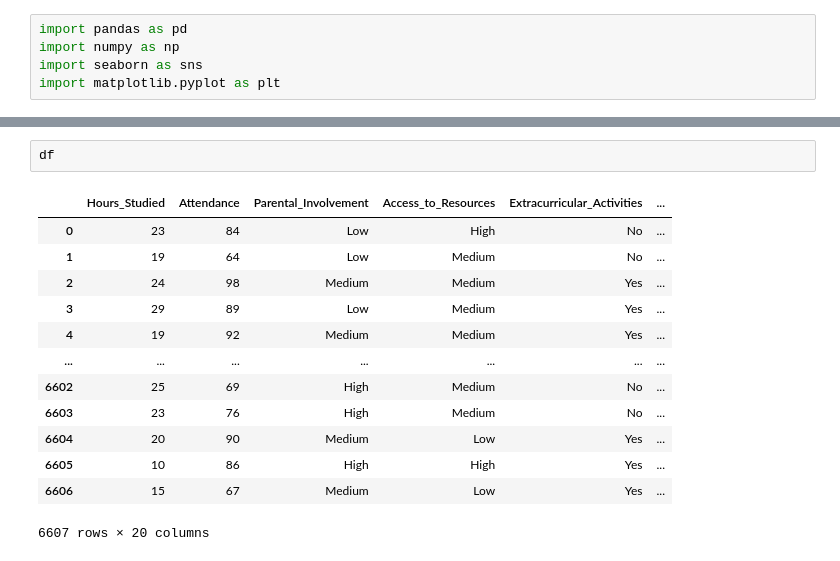
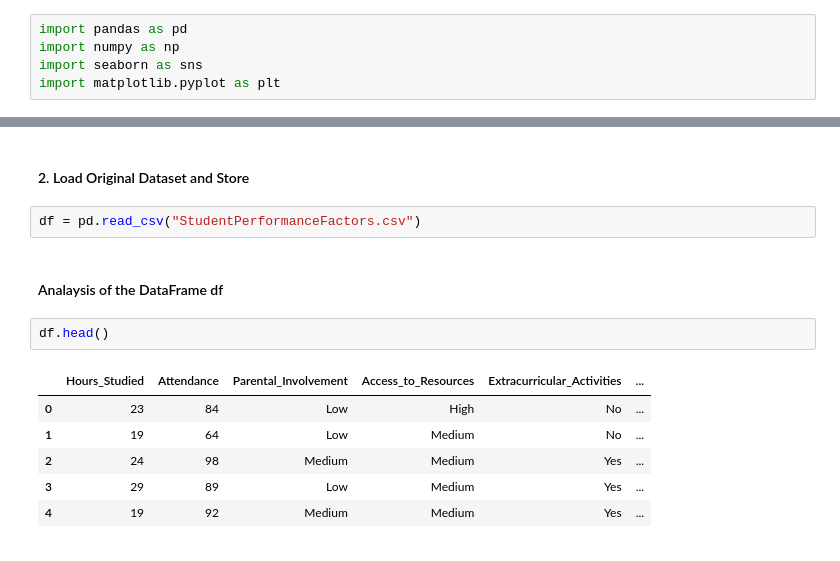
Before and after one commit to setarehsalkhi/OMIS-114-Project, a Jupyter notebook: CleanedData.ipynb, the cells around one changed output, grey strips where cells are left out. Cells and saved outputs as stored; diff of their text form.

```diff
--- a/CleanedData.ipynb
+++ b/CleanedData.ipynb
@@ -46,16 +31,15 @@ df2['Extracurricular_Activities'] = df2['Extracurricular_Activities'].apply(g)
+# %% [markdown]
+#### 2. Load Original Dataset and Store
+# %%
+df = pd.read_csv("StudentPerformanceFactors.csv")
+# %% [markdown]
+#### Analaysis of the DataFrame df
 # %%
-df
+df.head()
 # %% [output]
 |  | Hours_Studied | Attendance | Parental_Involvement | Access_to_Resources | Extracurricular_Activities | ... |
 | 0 | 23 | 84 | Low | High | No | ... |
 | 1 | 19 | 64 | Low | Medium | No | ... |
 | 2 | 24 | 98 | Medium | Medium | Yes | ... |
 | 3 | 29 | 89 | Low | Medium | Yes | ... |
 | 4 | 19 | 92 | Medium | Medium | Yes | ... |
-| ... | ... | ... | ... | ... | ... | ... |
-| 6602 | 25 | 69 | High | Medium | No | ... |
-| 6603 | 23 | 76 | High | Medium | No | ... |
-| 6604 | 20 | 90 | Medium | Low | Yes | ... |
-| 6605 | 10 | 86 | High | High | Yes | ... |
-| 6606 | 15 | 67 | Medium | Low | Yes | ... |
-6607 rows × 20 columns
```
Also changed, not shown: parts of 30 cells of this notebook.
